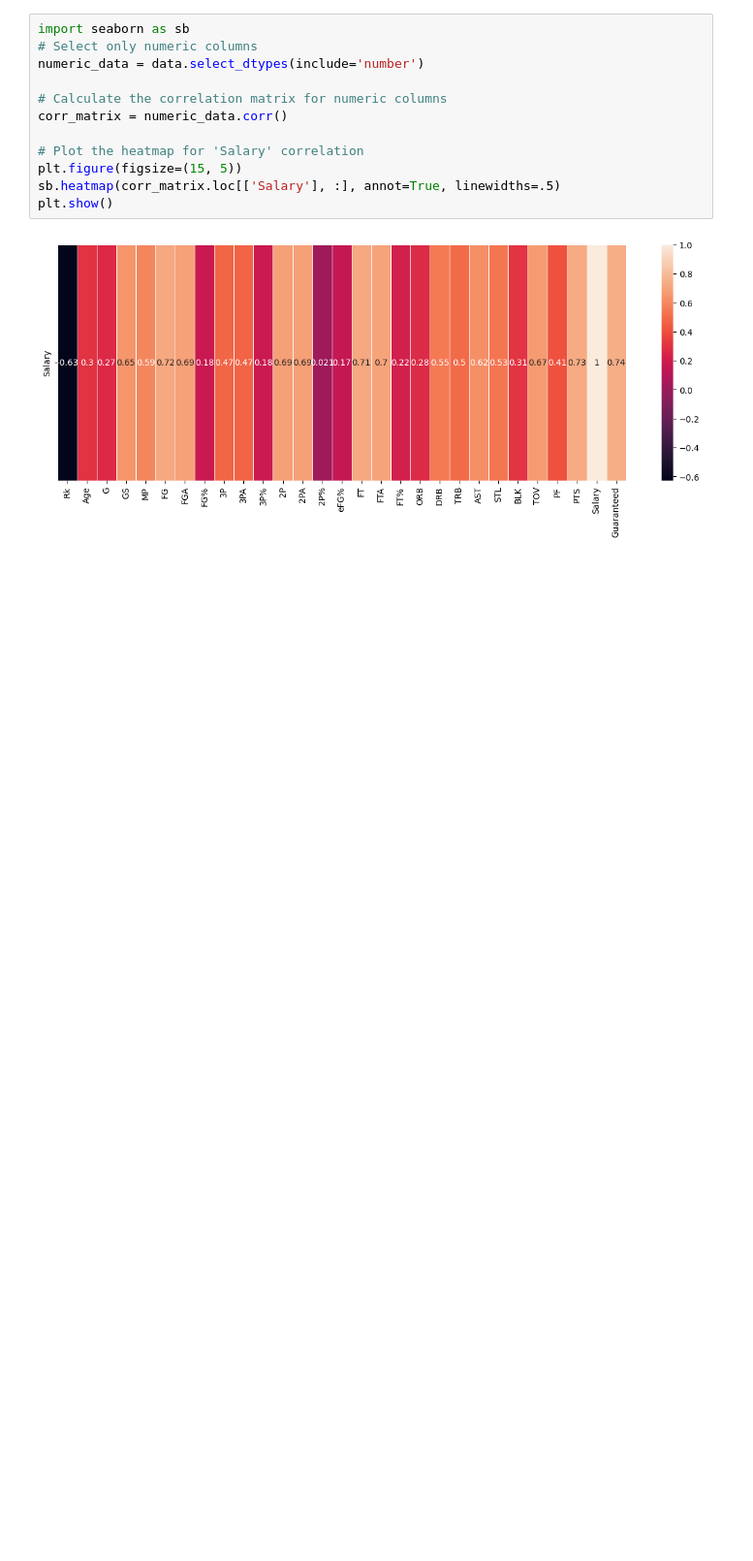
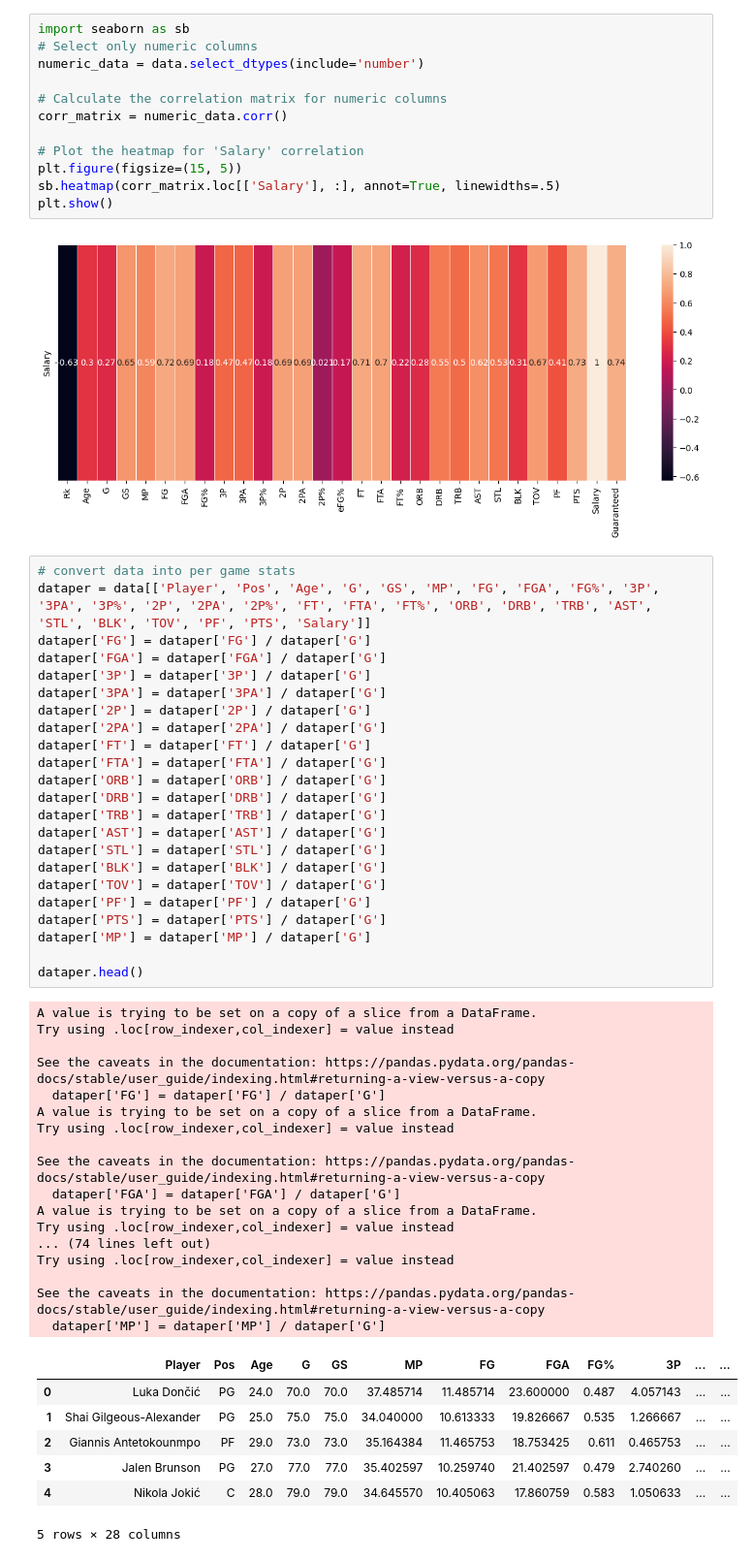
Before and after one commit to ndruwi/BBallComp, a Jupyter notebook: datacollection.ipynb, the cells around one changed output. Shown at 97% size. Drawn from its saved outputs; the diff is of its cells as text; blank space fills up the shorter version.

```diff
--- a/datacollection.ipynb
+++ b/datacollection.ipynb
@@ -299,3 +299,51 @@ sb.heatmap(corr_matrix.loc[['Salary'], :], annot=True, linewidths=.5)
 plt.show()
 # %% [output]
 [figure]
+# %%
+# convert data into per game stats
+dataper = data[['Player', 'Pos', 'Age', 'G', 'GS', 'MP', 'FG', 'FGA', 'FG%', '3P', '3PA', '3P%', '2P', '2PA', '2P%', 'FT', 'FTA', 'FT%', 'ORB', 'DRB', 'TRB', 'AST', 'STL', 'BLK', 'TOV', 'PF', 'PTS', 'Salary']]
+dataper['FG'] = dataper['FG'] / dataper['G']
+dataper['FGA'] = dataper['FGA'] / dataper['G']
+dataper['3P'] = dataper['3P'] / dataper['G']
+dataper['3PA'] = dataper['3PA'] / dataper['G']
+dataper['2P'] = dataper['2P'] / dataper['G']
+dataper['2PA'] = dataper['2PA'] / dataper['G']
+dataper['FT'] = dataper['FT'] / dataper['G']
+dataper['FTA'] = dataper['FTA'] / dataper['G']
+dataper['ORB'] = dataper['ORB'] / dataper['G']
+dataper['DRB'] = dataper['DRB'] / dataper['G']
+dataper['TRB'] = dataper['TRB'] / dataper['G']
+dataper['AST'] = dataper['AST'] / dataper['G']
+dataper['STL'] = dataper['STL'] / dataper['G']
+dataper['BLK'] = dataper['BLK'] / dataper['G']
+dataper['TOV'] = dataper['TOV'] / dataper['G']
+dataper['PF'] = dataper['PF'] / dataper['G']
+dataper['PTS'] = dataper['PTS'] / dataper['G']
+dataper['MP'] = dataper['MP'] / dataper['G']
+
+dataper.head()
+# %% [output]
+A value is trying to be set on a copy of a slice from a DataFrame.
+Try using .loc[row_indexer,col_indexer] = value instead
+
+See the caveats in the documentation: https://pandas.pydata.org/pandas-docs/stable/user_guide/indexing.html#returning-a-view-versus-a-copy
+  dataper['FG'] = dataper['FG'] / dataper['G']
+A value is trying to be set on a copy of a slice from a DataFrame.
+Try using .loc[row_indexer,col_indexer] = value instead
+
+See the caveats in the documentation: https://pandas.pydata.org/pandas-docs/stable/user_guide/indexing.html#returning-a-view-versus-a-copy
+  dataper['FGA'] = dataper['FGA'] / dataper['G']
+A value is trying to be set on a copy of a slice from a DataFrame.
+Try using .loc[row_indexer,col_indexer] = value instead
+... (74 lines left out)
+Try using .loc[row_indexer,col_indexer] = value instead
+
+See the caveats in the documentation: https://pandas.pydata.org/pandas-docs/stable/user_guide/indexing.html#returning-a-view-versus-a-copy
+  dataper['MP'] = dataper['MP'] / dataper['G']
+|  | Player | Pos | Age | G | GS | MP | FG | FGA | FG% | 3P | ... | ... |
+| 0 | Luka Dončić | PG | 24.0 | 70.0 | 70.0 | 37.485714 | 11.485714 | 23.600000 | 0.487 | 4.057143 | ... | ... |
+| 1 | Shai Gilgeous-Alexander | PG | 25.0 | 75.0 | 75.0 | 34.040000 | 10.613333 | 19.826667 | 0.535 | 1.266667 | ... | ... |
+| 2 | Giannis Antetokounmpo | PF | 29.0 | 73.0 | 73.0 | 35.164384 | 11.465753 | 18.753425 | 0.611 | 0.465753 | ... | ... |
+| 3 | Jalen Brunson | PG | 27.0 | 77.0 | 77.0 | 35.402597 | 10.259740 | 21.402597 | 0.479 | 2.740260 | ... | ... |
+| 4 | Nikola Jokić | C | 28.0 | 79.0 | 79.0 | 34.645570 | 10.405063 | 17.860759 | 0.583 | 1.050633 | ... | ... |
+5 rows × 28 columns
```
Also changed, not shown: parts of 1 cell of this notebook, 4 other files.
